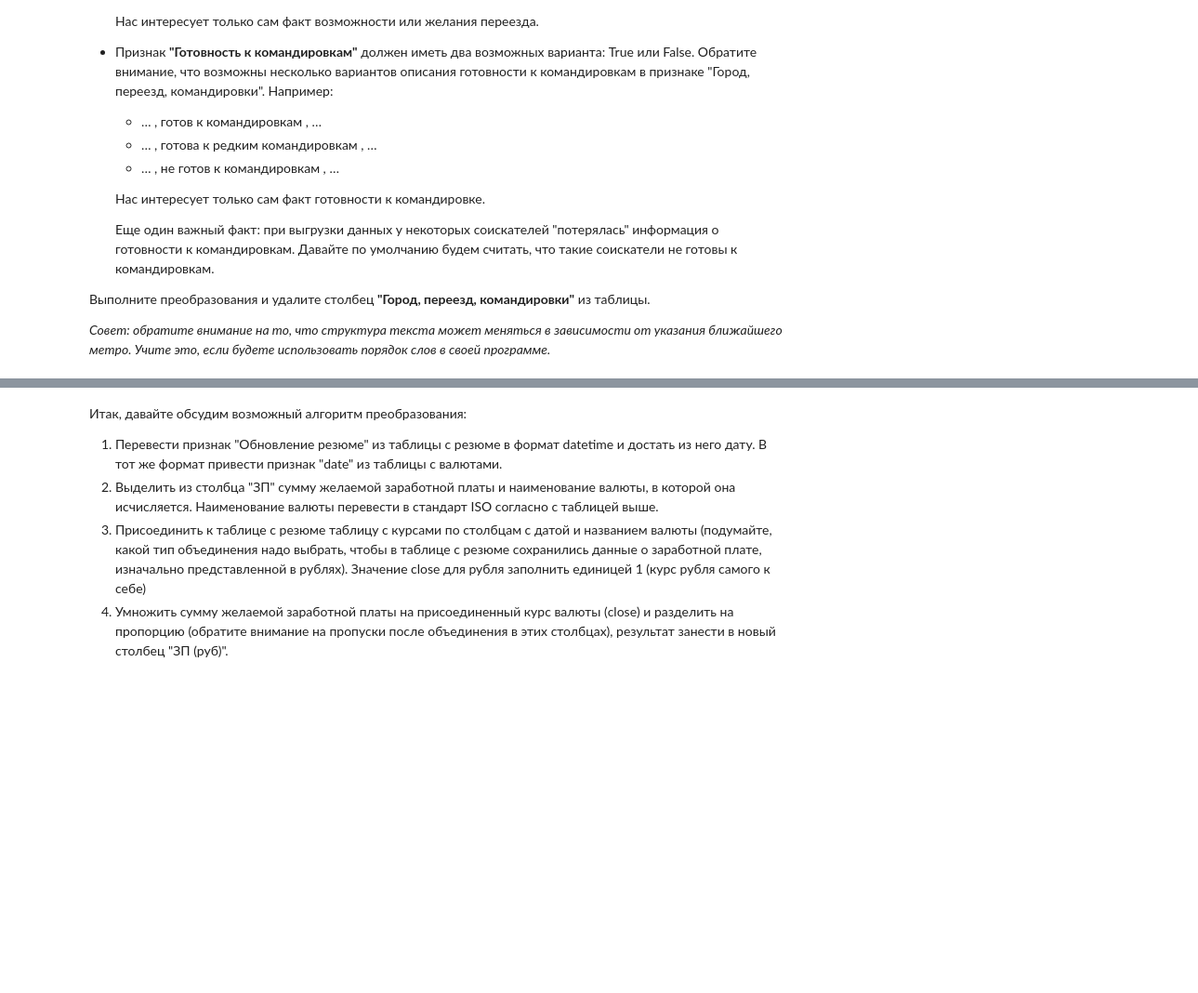
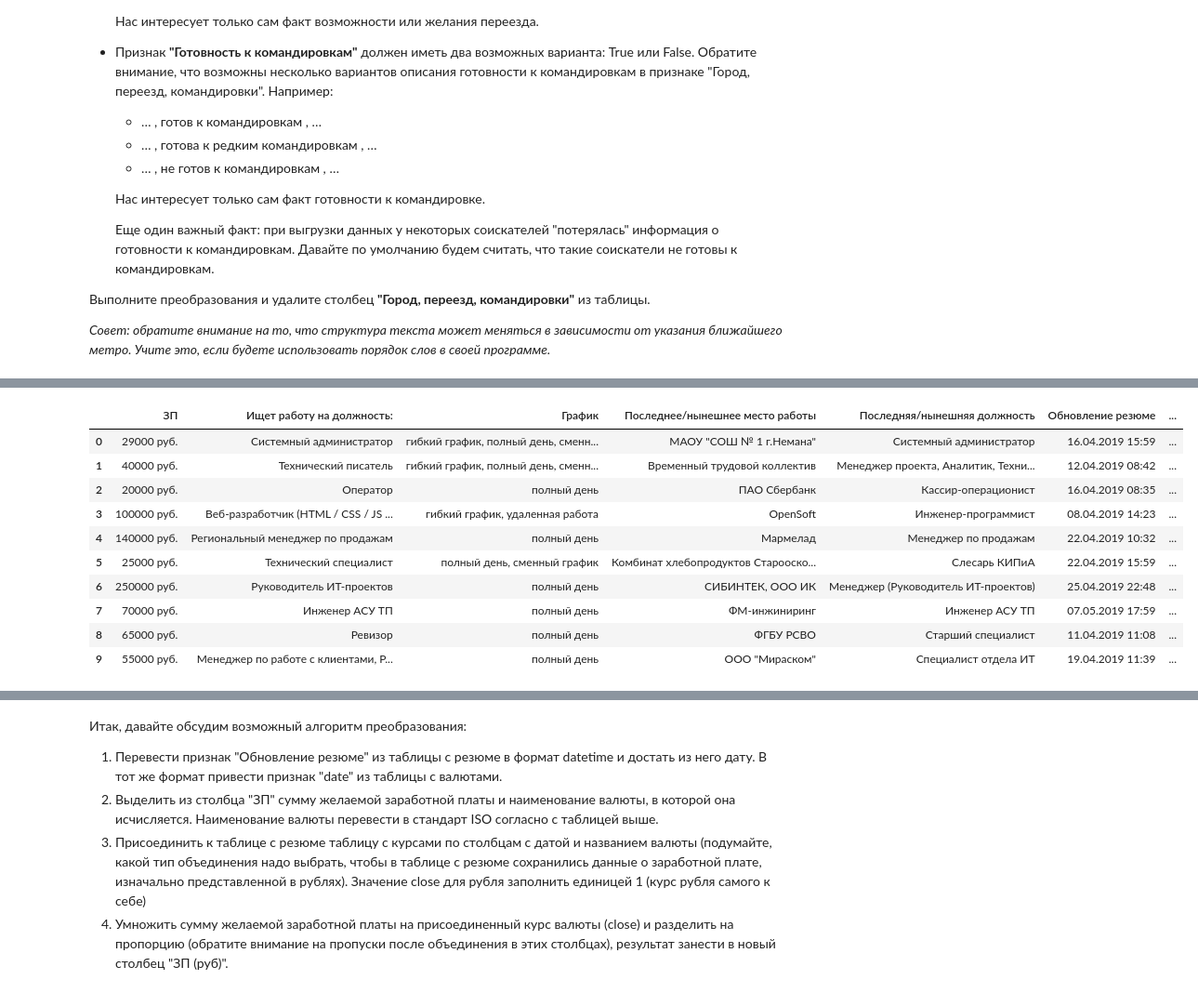
Before and after one commit to feelingcxld/SkillFactory, a Jupyter notebook: HeadHunterResumeAnalysis/hh_resume_analysis.ipynb, the cells around one changed output, grey strips where cells are left out. Shown at 93% size. Saved outputs shown, nothing was run; the diff lists cells and outputs as text; code cells hidden in the pictures; blank space fills up the shorter version.

```diff
--- a/HeadHunterResumeAnalysis/hh_resume_analysis.ipynb
+++ b/HeadHunterResumeAnalysis/hh_resume_analysis.ipynb
@@ -268,0 +358,22 @@ million_cities = ['Новосибирск', 'Екатеринбург', 'Ниж
+# %%
+hh_df['Полная занятость'] = hh_df['Занятость'].apply(lambda x: True if 'полная занятость' in x else False)
+hh_df['Частичная занятость'] = hh_df['Занятость'].apply(lambda x: True if 'частичная занятость' in x else False)
+hh_df['Проектная работа'] = hh_df['Занятость'].apply(lambda x: True if 'проектная работа' in x else False)
+hh_df['Стажировка'] = hh_df['Занятость'].apply(lambda x: True if 'стажировка' in x else False)
+hh_df['Волонтерство'] = hh_df['Занятость'].apply(lambda x: True if 'волонтерство' in x else False)
+
+hh_df = hh_df.drop('Занятость', axis=1)
+
+hh_df.head(10)
+# %% [output]
+|  | ЗП | Ищет работу на должность: | График | Последнее/нынешнее место работы | Последняя/нынешняя должность | Обновление резюме | ... |
+| 0 | 29000 руб. | Системный администратор | гибкий график, полный день, сменн... | МАОУ "СОШ № 1 г.Немана" | Системный администратор | 16.04.2019 15:59 | ... |
+| 1 | 40000 руб. | Технический писатель | гибкий график, полный день, сменн... | Временный трудовой коллектив | Менеджер проекта, Аналитик, Техни... | 12.04.2019 08:42 | ... |
+| 2 | 20000 руб. | Оператор | полный день | ПАО Сбербанк | Кассир-операционист | 16.04.2019 08:35 | ... |
+| 3 | 100000 руб. | Веб-разработчик (HTML / CSS / JS ... | гибкий график, удаленная работа | OpenSoft | Инженер-программист | 08.04.2019 14:23 | ... |
+| 4 | 140000 руб. | Региональный менеджер по продажам | полный день | Мармелад | Менеджер по продажам | 22.04.2019 10:32 | ... |
+| 5 | 25000 руб. | Технический специалист | полный день, сменный график | Комбинат хлебопродуктов Старооско... | Слесарь КИПиА | 22.04.2019 15:59 | ... |
+| 6 | 250000 руб. | Руководитель ИТ-проектов | полный день | СИБИНТЕК, ООО ИК | Менеджер (Руководитель ИТ-проектов) | 25.04.2019 22:48 | ... |
+| 7 | 70000 руб. | Инженер АСУ ТП | полный день | ФМ-инжиниринг | Инженер АСУ ТП | 07.05.2019 17:59 | ... |
+| 8 | 65000 руб. | Ревизор | полный день | ФГБУ РСВО | Старший специалист | 11.04.2019 11:08 | ... |
+| 9 | 55000 руб. | Менеджер по работе с клиентами, P... | полный день | ООО "Мираском" | Специалист отдела ИТ | 19.04.2019 11:39 | ... |
```
Also changed, not shown: parts of 9 cells of this notebook.
